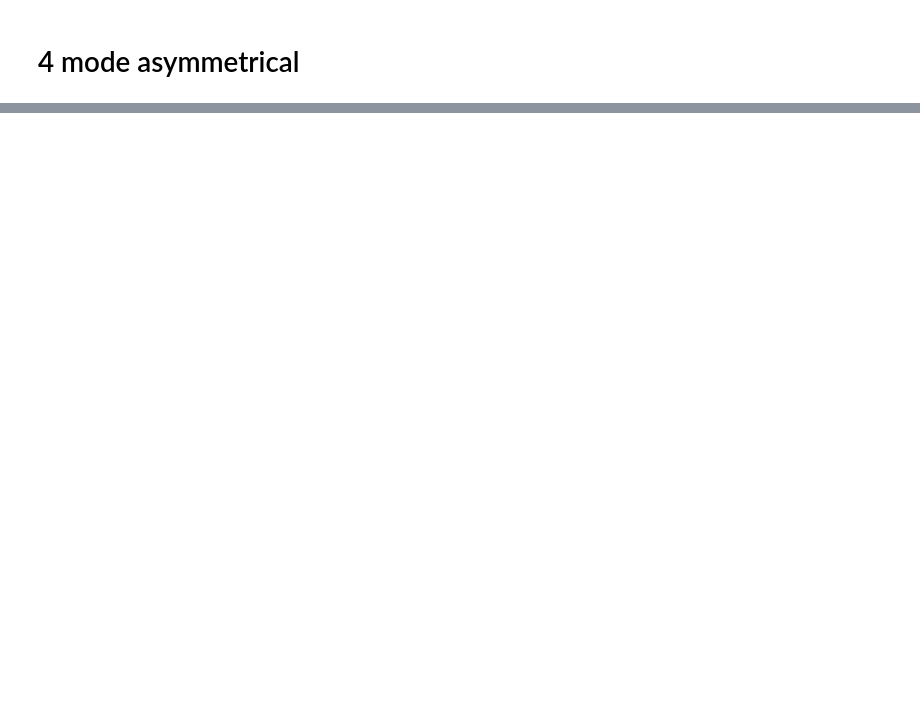
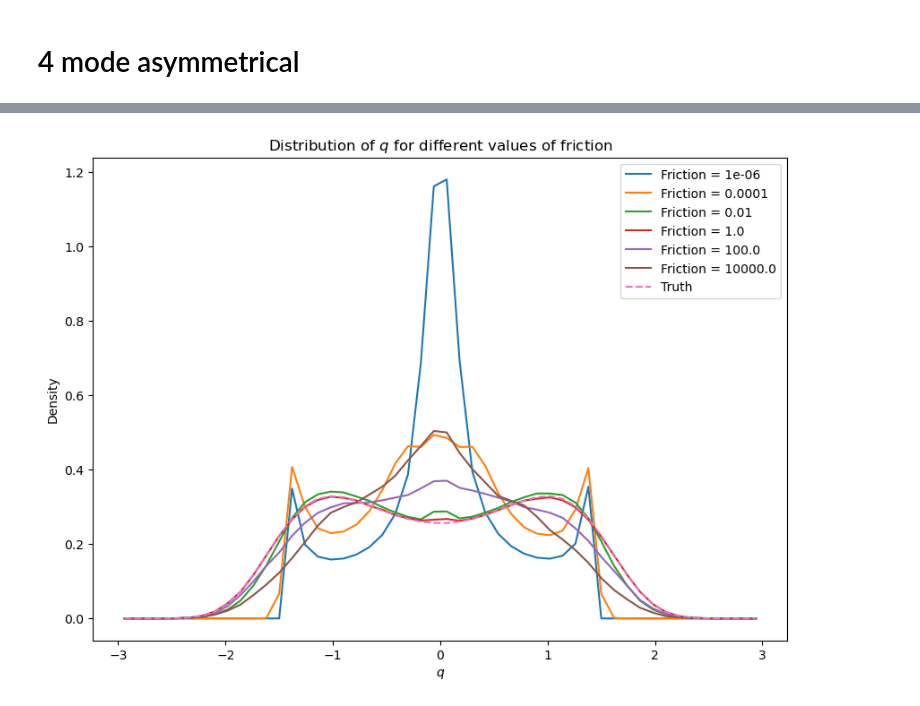
Before and after one commit to ktadgh/Langevin-Dynamics, a Jupyter notebook: OBABO.ipynb, the cells around one changed output, grey strips where cells are left out. Cells and saved outputs as stored; diff of their text form; code cells hidden in the pictures; blank space fills up the shorter version.

Commit message:
Added BAOAB

```diff
--- a/OBABO.ipynb
+++ b/OBABO.ipynb
@@ -200,0 +188,19 @@ Time Elapsed: 580.2790942192078
+# %%
+# defining functions for potential and force
+@njit(parallel=True)
+def U(x):
+    return - x**2/2 + x**4/4
+
+@njit(parallel=True)
+def force(q):
+    F = q - q**3
+    return F
+
+baoab_step = jf.make_obabo(force)
+BAOAB = jf.Scheme(baoab_step, force, U)
+# %%
+start_time =time.time()
+BAOAB.friction_graph(1000, 0.01, 1000, gammas)
+end_time = time.time()
+print(f"Time Elapsed: {end_time-start_time}")
+# %% [output]
@@ -200,0 +208 @@ Time Elapsed: 580.2790942192078
+[figure, added]
```
Also changed, not shown: parts of 18 cells of this notebook, 2 other files.
